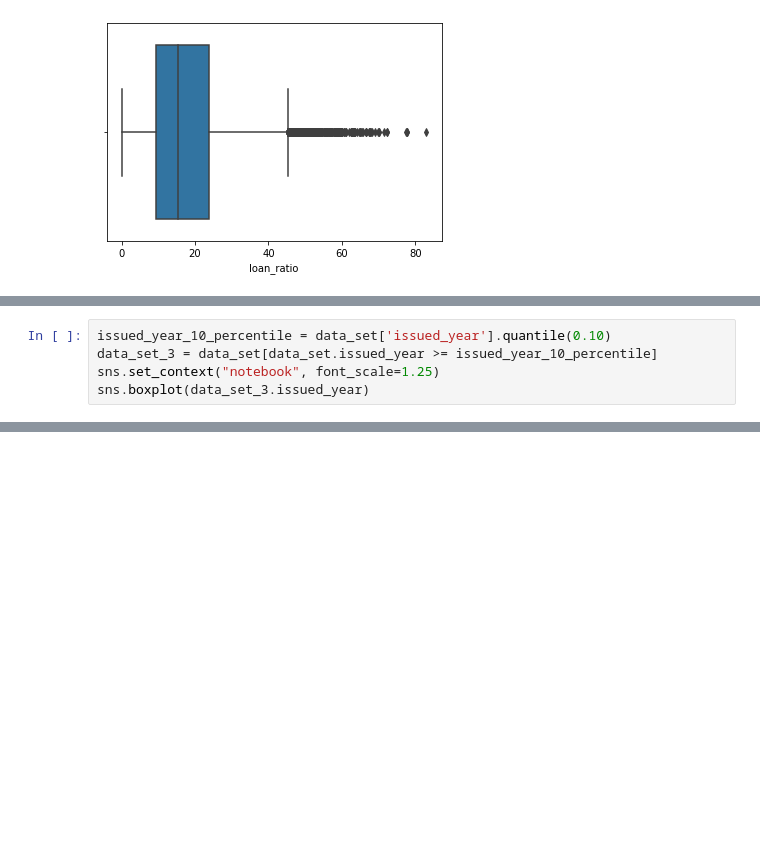
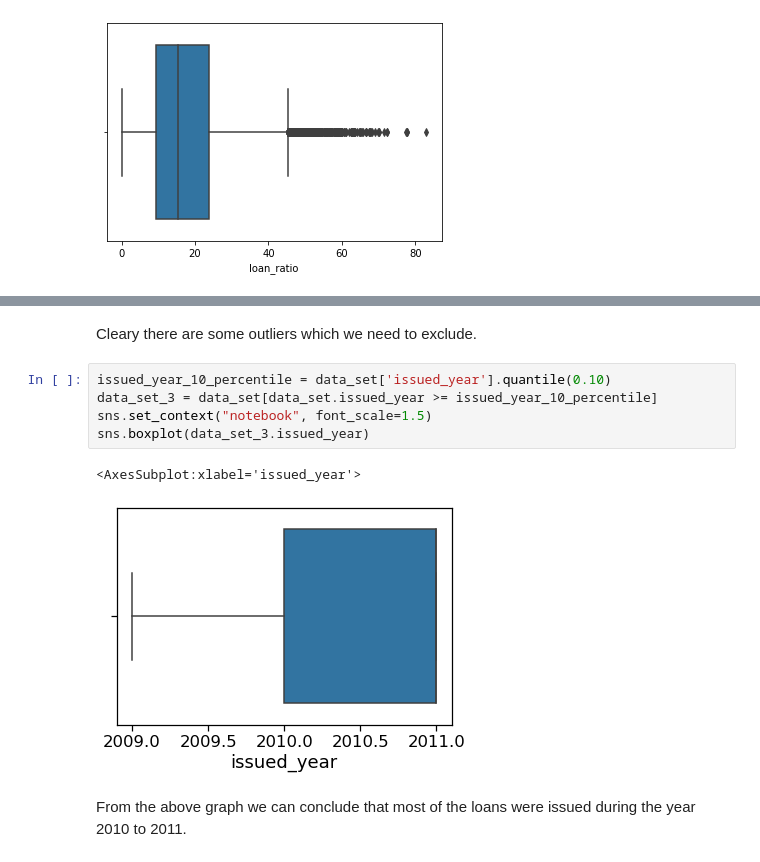
Before and after one commit to sreejith-rajashekaran/LendingClubCaseStudy, a Jupyter notebook: LendingClubCaseStudyFinal.ipynb, the cells around one changed output, grey strips where cells are left out. Cells and saved outputs as stored; diff of their text form; blank space fills up the shorter version.

```diff
--- a/LendingClubCaseStudyFinal.ipynb
+++ b/LendingClubCaseStudyFinal.ipynb
@@ -666,5 +643,0 @@ Cleary there are some outliers which we need to exclude.
-# %%
-issued_year_10_percentile = data_set['issued_year'].quantile(0.10)
-data_set_3 = data_set[data_set.issued_year >= issued_year_10_percentile]
-sns.set_context("notebook", font_scale=1.25)
-sns.boxplot(data_set_3.issued_year)
@@ -675,0 +660,12 @@ From the above graph we can conclude that most of the loans were issued during t
+# %% [markdown]
+Cleary there are some outliers which we need to exclude.
+# %%
+issued_year_10_percentile = data_set['issued_year'].quantile(0.10)
+data_set_3 = data_set[data_set.issued_year >= issued_year_10_percentile]
+sns.set_context("notebook", font_scale=1.5)
+sns.boxplot(data_set_3.issued_year)
+# %% [output]
+<AxesSubplot:xlabel='issued_year'>
+[figure, added]
+# %% [markdown]
+From the above graph we can conclude that most of the loans were issued during the year 2010 to 2011.
```
Also changed, not shown: parts of 14 cells of this notebook, 1 other file.
